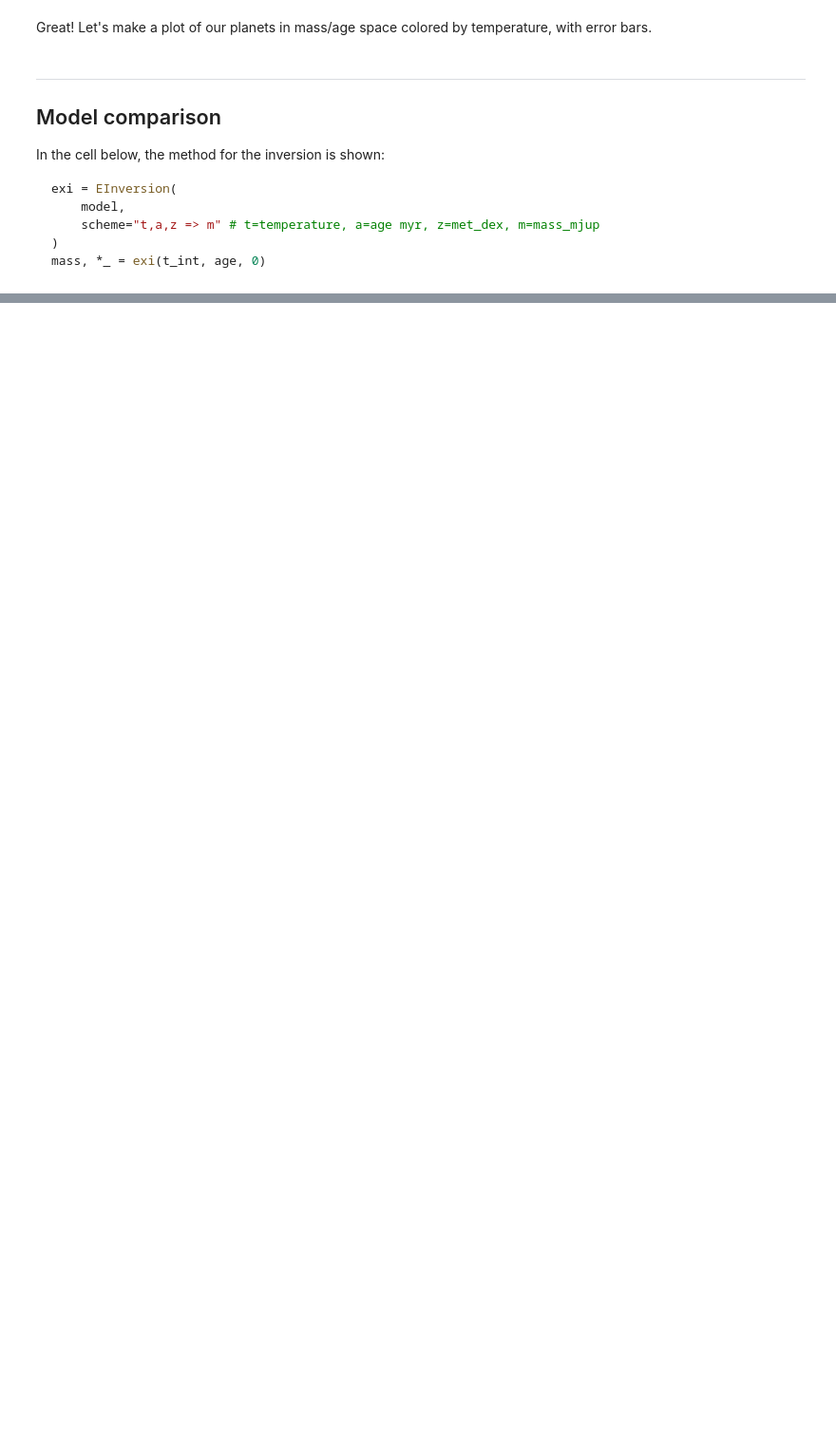
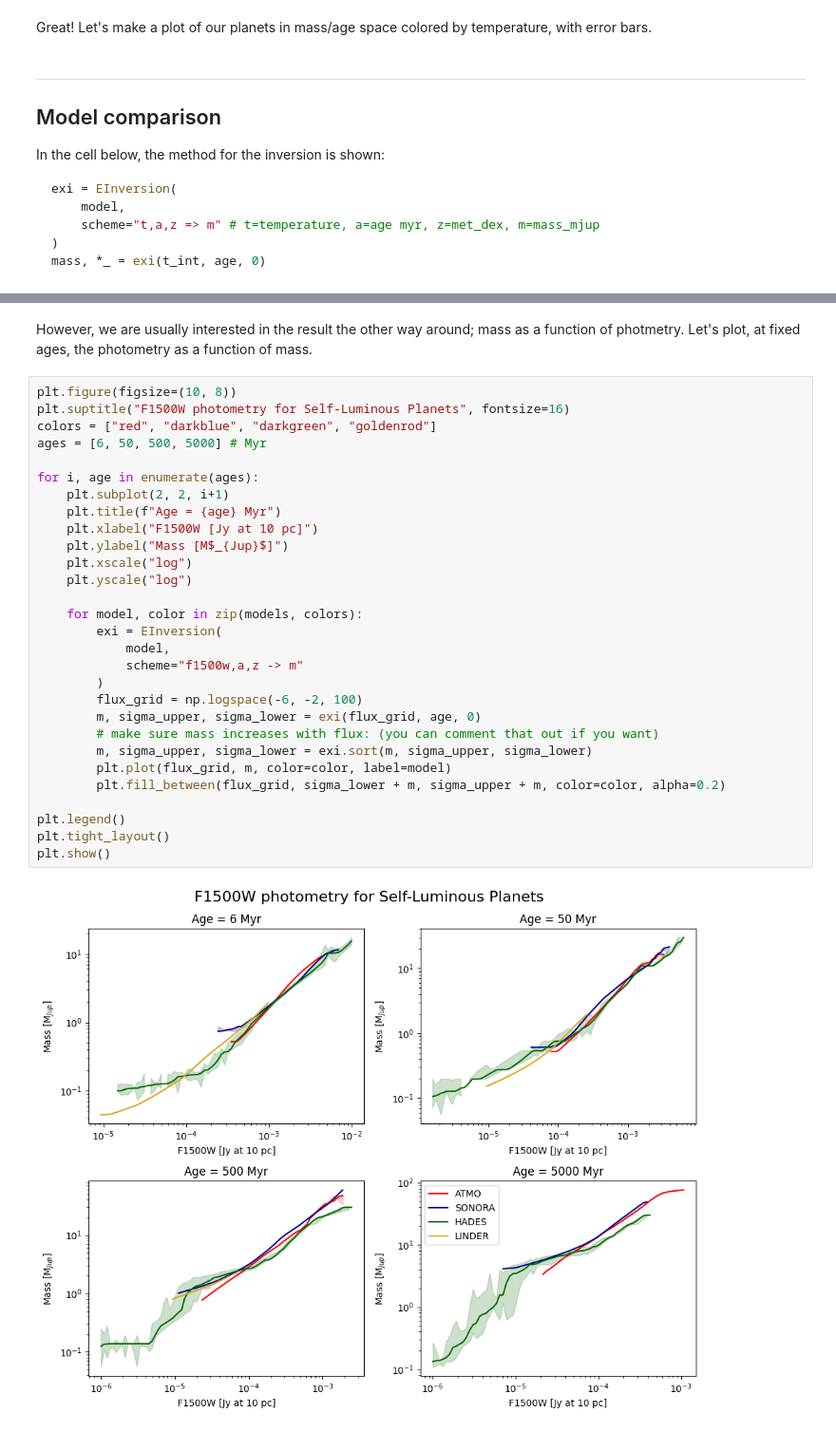
Before and after one commit to ProfesseurShadoko/oplanet, a Jupyter notebook: inversions.ipynb, the cells around one changed output, grey strips where cells are left out. Shown at 95% size. Saved outputs shown, nothing was run; the diff lists cells and outputs as text; blank space fills up the shorter version.

```diff
--- a/inversions.ipynb
+++ b/inversions.ipynb
@@ -217,0 +287,33 @@ Models don't appear to be that good at predicting stuff. Espacially HADES for so
+# %% [markdown]
+However, we are usually interested in the result the other way around; mass as a function of photmetry. Let's plot, at fixed ages, the photometry as a function of mass.
+# %%
+plt.figure(figsize=(10, 8))
+plt.suptitle("F1500W photometry for Self-Luminous Planets", fontsize=16)
+colors = ["red", "darkblue", "darkgreen", "goldenrod"]
+ages = [6, 50, 500, 5000] # Myr
+
+for i, age in enumerate(ages):
+    plt.subplot(2, 2, i+1)
+    plt.title(f"Age = {age} Myr")
+    plt.xlabel("F1500W [Jy at 10 pc]")
+    plt.ylabel("Mass [M$_{Jup}$]")
+    plt.xscale("log")
+    plt.yscale("log")
+
+    for model, color in zip(models, colors):
+        exi = EInversion(
+            model,
+            scheme="f1500w,a,z -> m"
+        )
+        flux_grid = np.logspace(-6, -2, 100)
+        m, sigma_upper, sigma_lower = exi(flux_grid, age, 0)
+        # make sure mass increases with flux: (you can comment that out if you want)
+        m, sigma_upper, sigma_lower = exi.sort(m, sigma_upper, sigma_lower)
+        plt.plot(flux_grid, m, color=color, label=model)
+        plt.fill_between(flux_grid, sigma_lower + m, sigma_upper + m, color=color, alpha=0.2)
+
+plt.legend()
+plt.tight_layout()
+plt.show()
+# %% [output]
+[figure, added]
```
Also changed, not shown: parts of 9 cells of this notebook, 1 other file.
